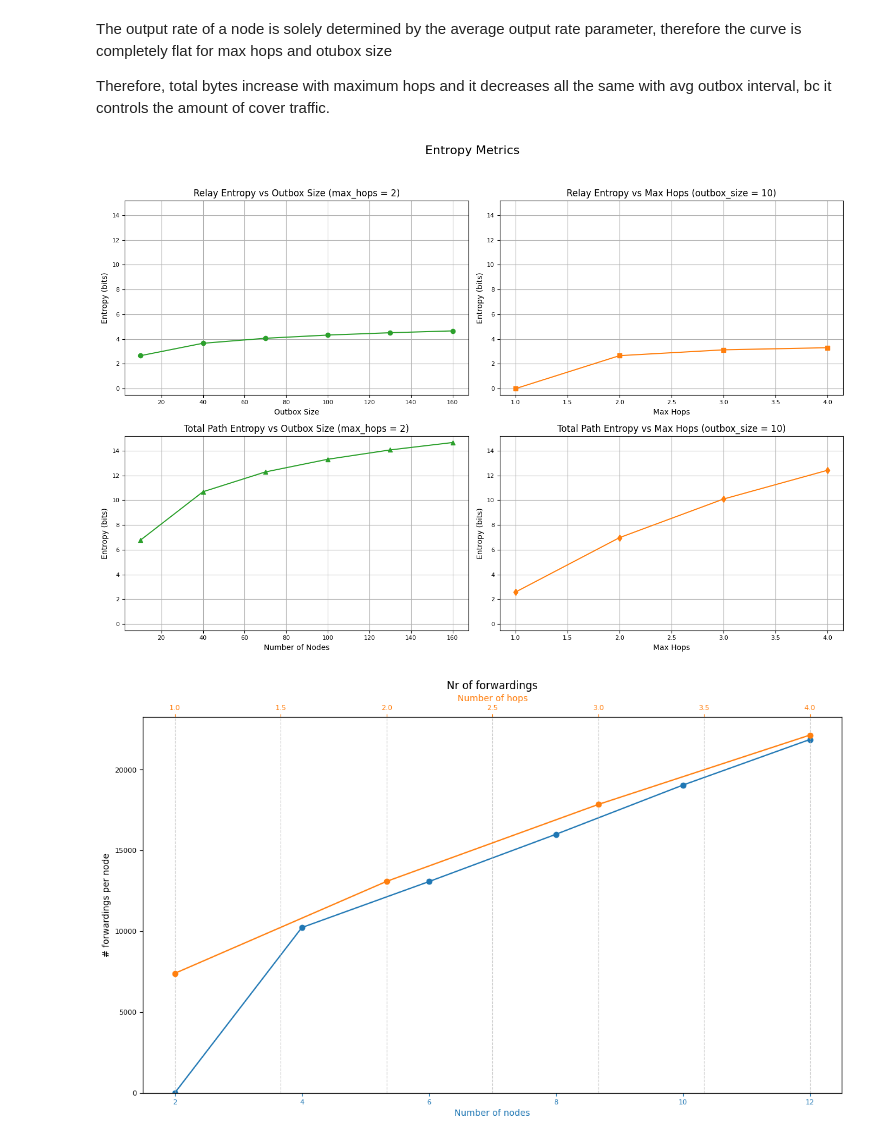
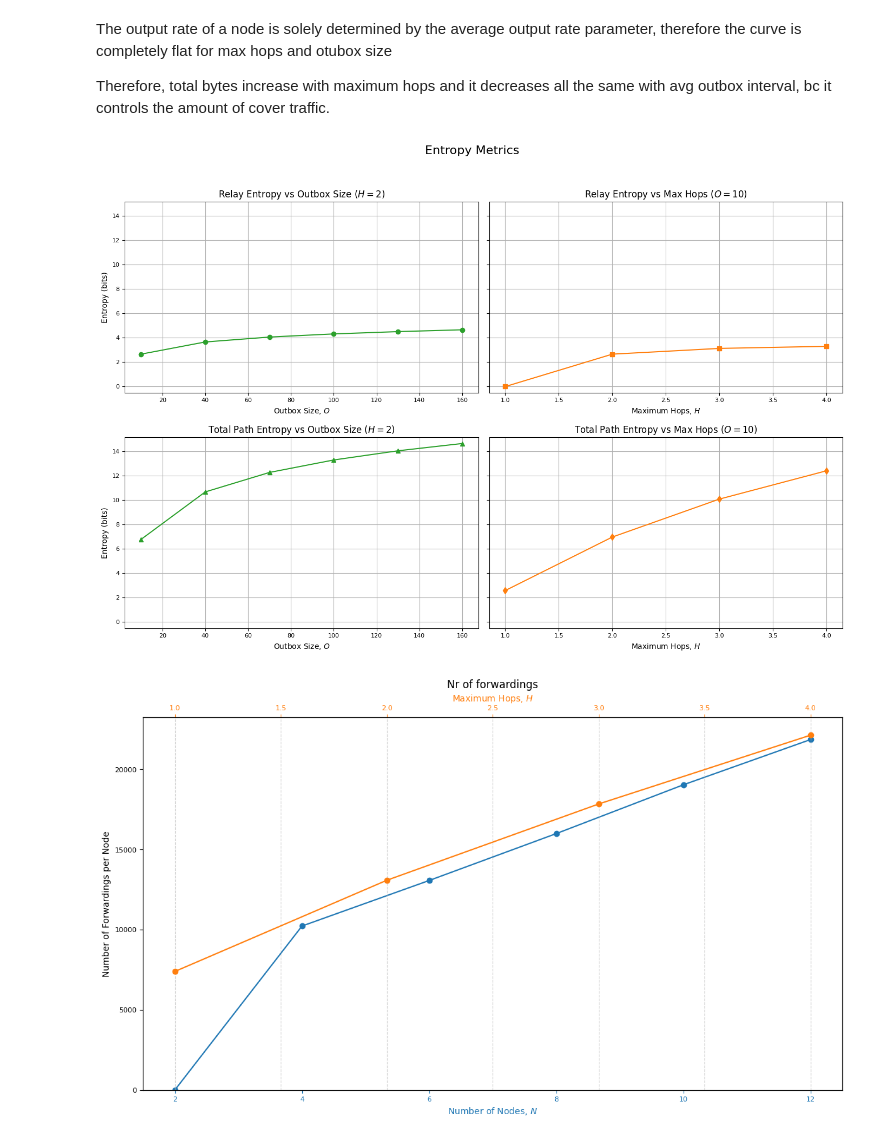
Before and after one commit to Altishofer/DFL_PeerBasedMixing, a Jupyter notebook: experiments/evaluation-plots.ipynb, the cells around one changed output. Cells and saved outputs as stored; diff of their text form; code cells hidden in the pictures.

```diff
--- a/experiments/evaluation-plots.ipynb
+++ b/experiments/evaluation-plots.ipynb
@@ -325,48 +334,46 @@ all_vals = y_e_io_outbox + y_e_io_hops + y_e_total_hops + y_e_total_nodes
 max_y = max(all_vals) + 0.5
 min_y = min(all_vals) - 0.5
 
-fig, axs = plt.subplots(2, 2, figsize=(14, 10))
+fig, axs = plt.subplots(2, 2, figsize=(14, 10), sharey='row')
 axs = axs.flatten()  # makes indexing easier (axs[0] to axs[3])
 
 # Plot 1: entropy_path vs outbox_size (max_hops = 2)
 axs[0].plot(outbox_size, y_e_io_outbox, marker='o', color='tab:green')
-axs[0].set_title("Relay Entropy vs Outbox Size (max_hops = 2)")
-axs[0].set_xlabel("Outbox Size")
+axs[0].set_title("Relay Entropy vs Outbox Size ($H = 2$)")
+axs[0].set_xlabel("Outbox Size, $O$")
 axs[0].set_ylabel("Entropy (bits)")
 axs[0].grid(True)
 axs[0].set_ylim(min_y, max_y)
 
 # Plot 2: entropy_path vs max_hops (outbox_size = 10)
 axs[1].plot(nr_hops, y_e_io_hops, marker='s', color='tab:orange')
-axs[1].set_title("Relay Entropy vs Max Hops (outbox_size = 10)")
-axs[1].set_xlabel("Max Hops")
-axs[1].set_ylabel("Entropy (bits)")
+axs[1].set_title("Relay Entropy vs Max Hops ($O = 10$)")
+axs[1].set_xlabel("Maximum Hops, $H$")
 axs[1].grid(True)
 axs[1].set_ylim(min_y, max_y)
 
 # Plot 3: entropy_recipient vs nr_nodes (max_hops = 2)
 axs[2].plot(outbox_size, y_e_total_hops, marker='^', color='tab:green')
-axs[2].set_title("Total Path Entropy vs Outbox Size (max_hops = 2)")
-axs[2].set_xlabel("Number of Nodes")
+axs[2].set_title("Total Path Entropy vs Outbox Size ($H = 2$)")
+axs[2].set_xlabel("Outbox Size, $O$")
 axs[2].set_ylabel("Entropy (bits)")
 axs[2].grid(True)
 axs[2].set_ylim(min_y, max_y)
 
 # Plot 4: entropy_recipient vs max_hops (nr_nodes = 6)
 axs[3].plot(nr_hops, y_e_total_nodes, marker='d', color='tab:orange')
-axs[3].set_title("Total Path Entropy vs Max Hops (outbox_size = 10)")
-axs[3].set_xlabel("Max Hops")
-axs[3].set_ylabel("Entropy (bits)")
+axs[3].set_title("Total Path Entropy vs Max Hops ($O = 10$)")
+axs[3].set_xlabel("Maximum Hops, $H$")
 axs[3].grid(True)
 axs[3].set_ylim(min_y, max_y)
 
 # Adjust layout and save
 fig.suptitle("Entropy Metrics", fontsize=16)
 fig.tight_layout(rect=[0, 0.03, 1, 0.95])
 fig.savefig(join(figure_path, "entropy_combined_subplots.png"))
 plt.show()
 # %% [output]
-[figure, old version]
+[figure, new version]
 # %%
 def get_nr_forwardings(df):
     max_mean = df[df["field"] == "forwarded"].groupby("node")['value'].max().mean()
@@ -390,12 +397,12 @@ y_hops = get_y_axis_values("max_hops")
 
 fig, ax1 = plt.subplots(figsize=FIGURE_SIZE)
 
-plot_avg_forwardings(nr_nodes, y_nodes, ax1, "Number of nodes", color='tab:blue')
-ax1.set_ylabel("# forwardings per node")
+plot_avg_forwardings(nr_nodes, y_nodes, ax1, "Number of Nodes, $N$", color='tab:blue')
+ax1.set_ylabel("Number of Forwardings per Node")
 ax1.set_ylim(bottom=0, top=max(max(y_nodes), max(y_hops)) * 1.05)
 
 ax2 = ax1.twiny()
-plot_avg_forwardings(nr_hops[:4], y_hops, ax2, "Number of hops", color='tab:orange')
+plot_avg_forwardings(nr_hops[:4], y_hops, ax2, "Maximum Hops, $H$", color='tab:orange')
 
 plt.tight_layout()
 plt.title("Nr of forwardings")
@@ -404,7 +411,7 @@ plt.savefig(join(figure_path, "nr_forwardings.png"))
 plt.grid(**GRID_STYLE)
 plt.show()
 # %% [output]
-[figure, old version]
+[figure, new version]
 # %%
 def plot_acc(node):
     filename = get_filenames_in_folder(join(metrics_path, "accuracy"))[2]
```
Also changed, not shown: parts of 6 cells of this notebook.
